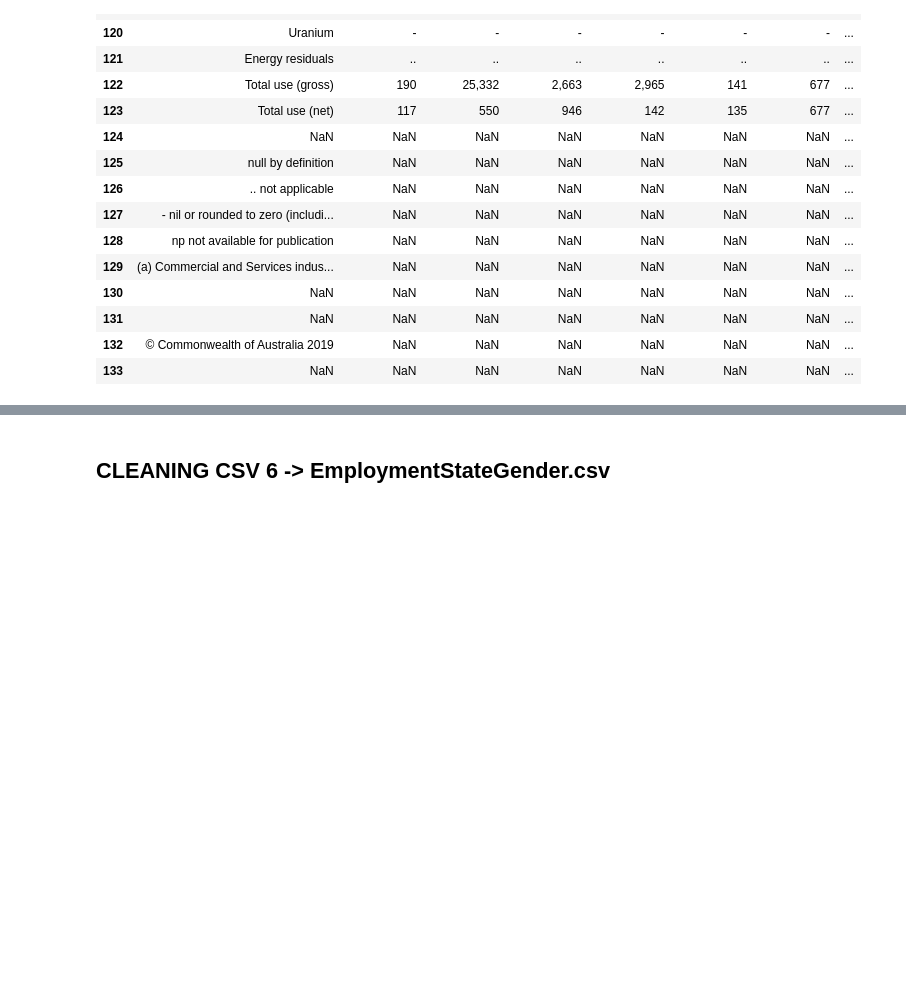
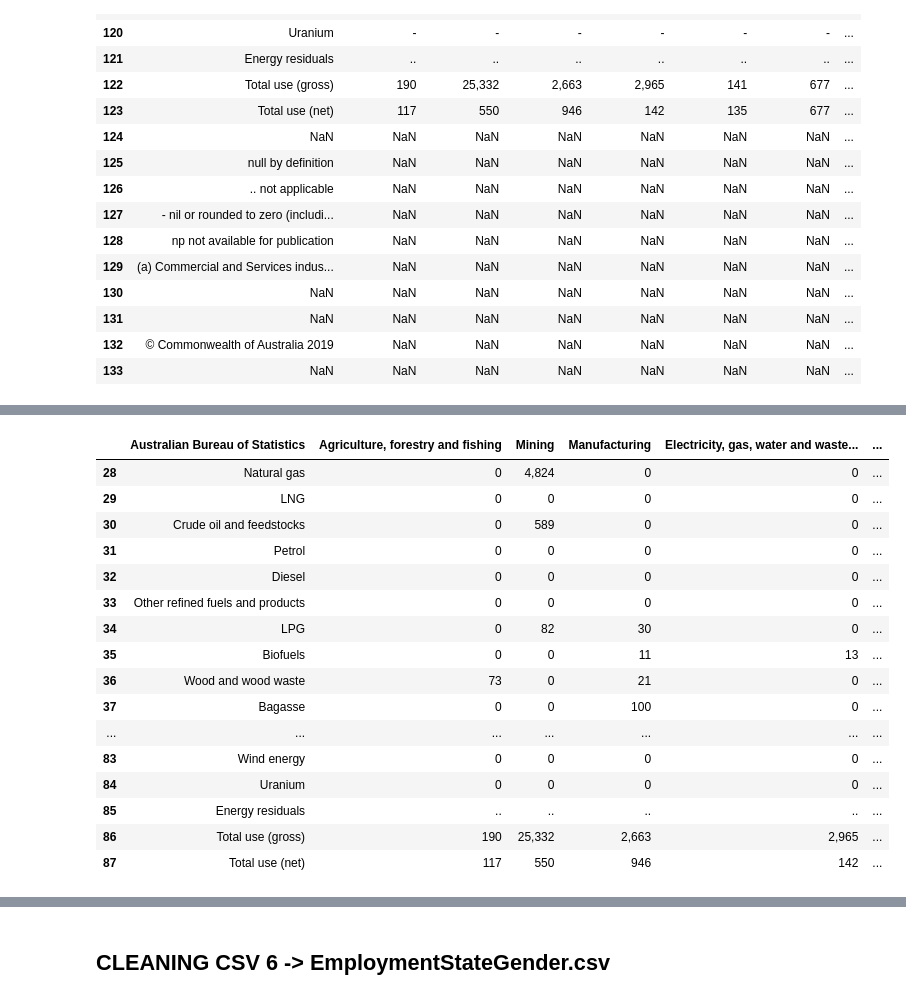
Before and after one commit to natalieddavies/FinalProject, a Jupyter notebook: datasets/cleaning.ipynb, the cells around one changed output, grey strips where cells are left out. Cells and saved outputs as stored; diff of their text form; code cells hidden in the pictures; blank space fills up the shorter version.

```diff
--- a/datasets/cleaning.ipynb
+++ b/datasets/cleaning.ipynb
@@ -373,0 +400,22 @@ gross_physup4.head(50)
+# %%
+gross_physup4 = gross_physup4.drop(columns=['index', 'level_0'])
+# %%
+gross_physup4.tail(60)
+# %% [output]
+|  | Australian Bureau of Statistics | Agriculture, forestry and fishing | Mining | Manufacturing | Electricity, gas, water and waste... | ... |
+| 28 | Natural gas | 0 | 4,824 | 0 | 0 | ... |
+| 29 | LNG | 0 | 0 | 0 | 0 | ... |
+| 30 | Crude oil and feedstocks | 0 | 589 | 0 | 0 | ... |
+| 31 | Petrol | 0 | 0 | 0 | 0 | ... |
+| 32 | Diesel | 0 | 0 | 0 | 0 | ... |
+| 33 | Other refined fuels and products | 0 | 0 | 0 | 0 | ... |
+| 34 | LPG | 0 | 82 | 30 | 0 | ... |
+| 35 | Biofuels | 0 | 0 | 11 | 13 | ... |
+| 36 | Wood and wood waste | 73 | 0 | 21 | 0 | ... |
+| 37 | Bagasse | 0 | 0 | 100 | 0 | ... |
+| ... | ... | ... | ... | ... | ... | ... |
+| 83 | Wind energy | 0 | 0 | 0 | 0 | ... |
+| 84 | Uranium | 0 | 0 | 0 | 0 | ... |
+| 85 | Energy residuals | .. | .. | .. | .. | ... |
+| 86 | Total use (gross) | 190 | 25,332 | 2,663 | 2,965 | ... |
+| 87 | Total use (net) | 117 | 550 | 946 | 142 | ... |
```
Also changed, not shown: parts of 38 cells of this notebook, 5 other files.
